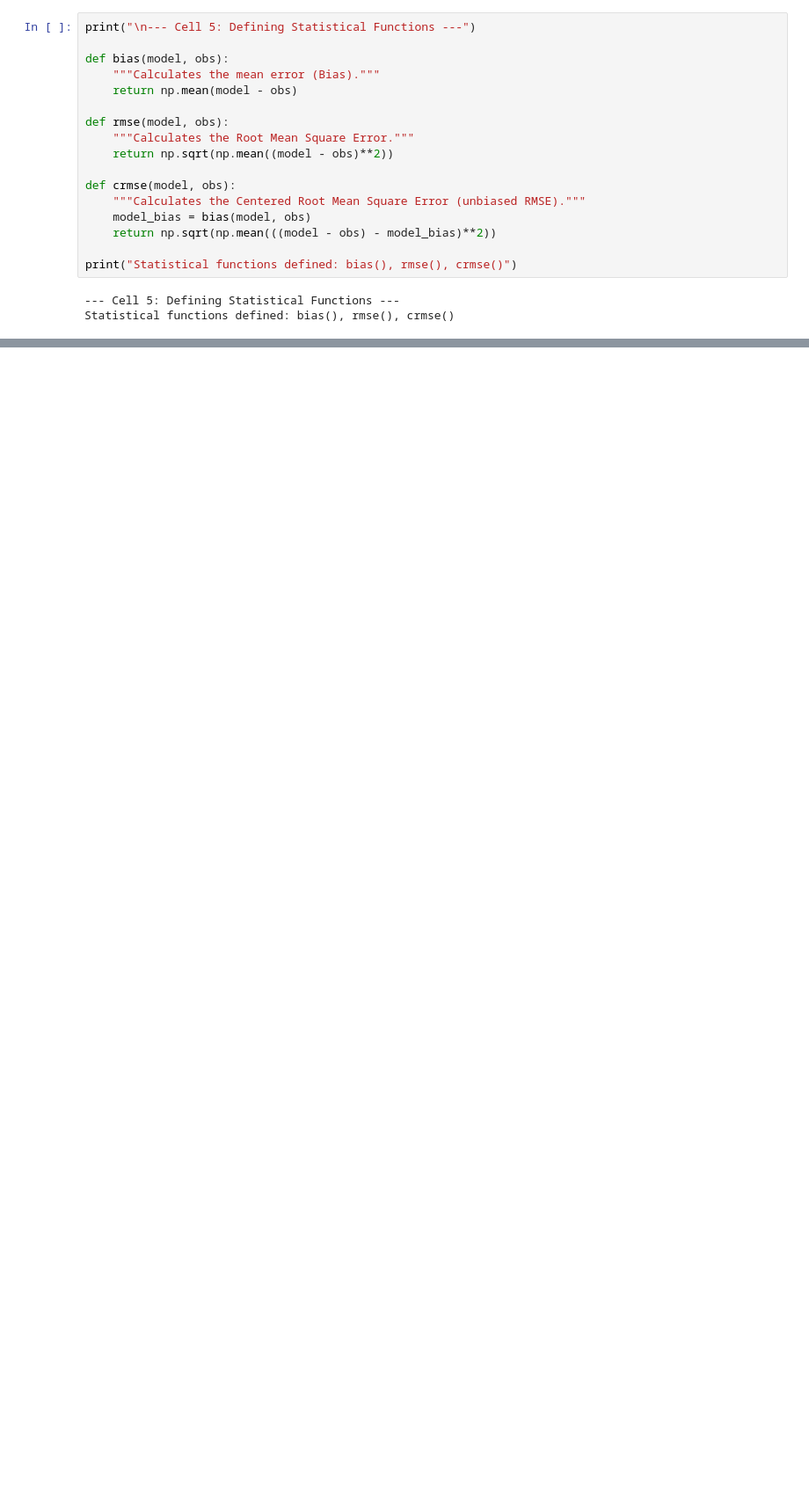
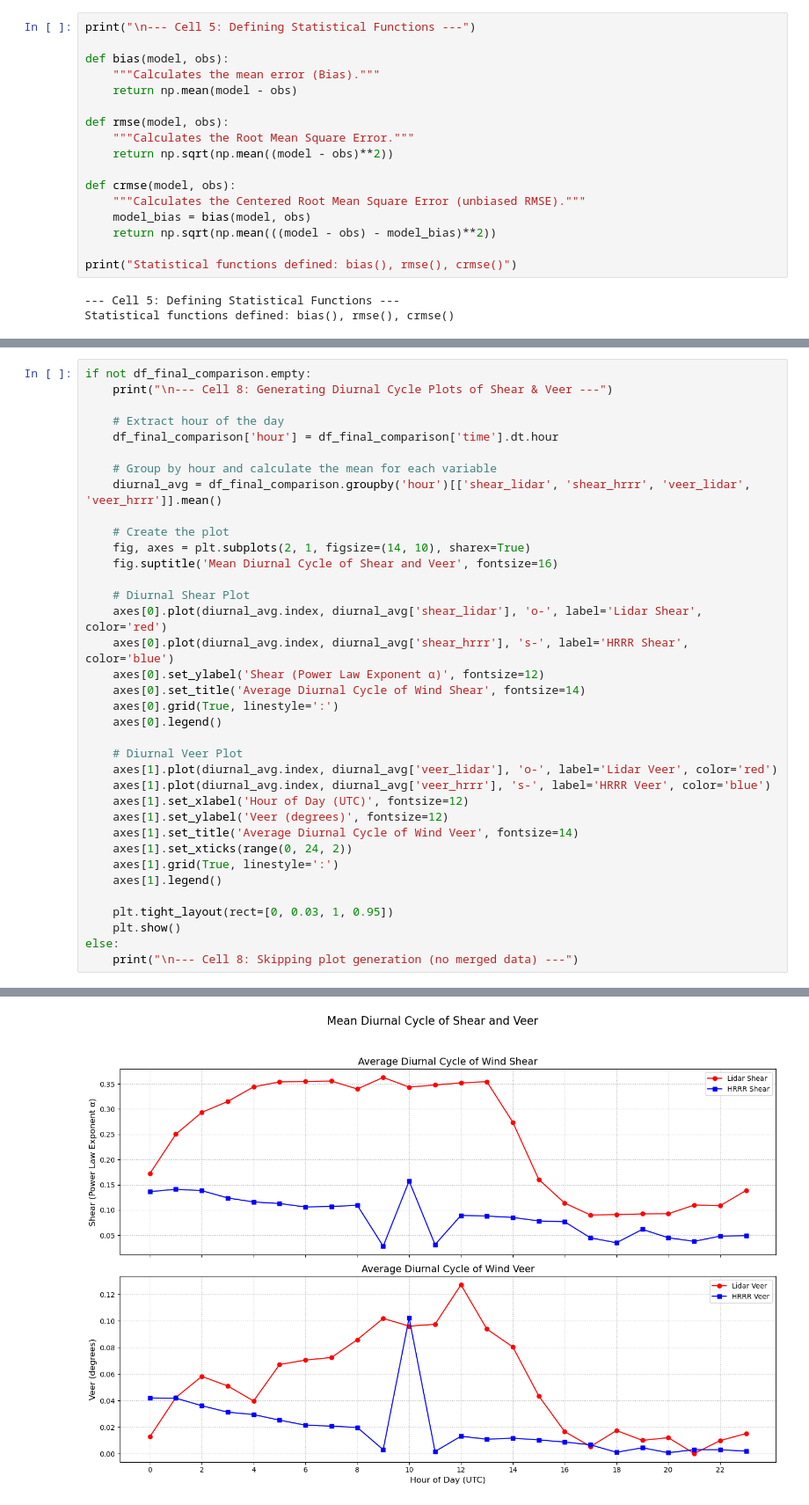
Before and after one commit to mirabelluo/AWAKEN-A1-A2_LiDAR, a Jupyter notebook: model_vs_observed.ipynb, the cells around one changed output, grey strips where cells are left out. Shown at 88% size. Drawn from its saved outputs; the diff is of its cells as text; blank space fills up the shorter version.

```diff
--- a/model_vs_observed.ipynb
+++ b/model_vs_observed.ipynb
@@ -351,0 +617,37 @@ else:
+# %%
+if not df_final_comparison.empty:
+    print("\n--- Cell 8: Generating Diurnal Cycle Plots of Shear & Veer ---")
+
+    # Extract hour of the day
+    df_final_comparison['hour'] = df_final_comparison['time'].dt.hour
+
+    # Group by hour and calculate the mean for each variable
+    diurnal_avg = df_final_comparison.groupby('hour')[['shear_lidar', 'shear_hrrr', 'veer_lidar', 'veer_hrrr']].mean()
+
+    # Create the plot
+    fig, axes = plt.subplots(2, 1, figsize=(14, 10), sharex=True)
+    fig.suptitle('Mean Diurnal Cycle of Shear and Veer', fontsize=16)
+
+    # Diurnal Shear Plot
+    axes[0].plot(diurnal_avg.index, diurnal_avg['shear_lidar'], 'o-', label='Lidar Shear', color='red')
+    axes[0].plot(diurnal_avg.index, diurnal_avg['shear_hrrr'], 's-', label='HRRR Shear', color='blue')
+    axes[0].set_ylabel('Shear (Power Law Exponent α)', fontsize=12)
+    axes[0].set_title('Average Diurnal Cycle of Wind Shear', fontsize=14)
+    axes[0].grid(True, linestyle=':')
+    axes[0].legend()
+
+    # Diurnal Veer Plot
+    axes[1].plot(diurnal_avg.index, diurnal_avg['veer_lidar'], 'o-', label='Lidar Veer', color='red')
+    axes[1].plot(diurnal_avg.index, diurnal_avg['veer_hrrr'], 's-', label='HRRR Veer', color='blue')
+    axes[1].set_xlabel('Hour of Day (UTC)', fontsize=12)
+    axes[1].set_ylabel('Veer (degrees)', fontsize=12)
+    axes[1].set_title('Average Diurnal Cycle of Wind Veer', fontsize=14)
+    axes[1].set_xticks(range(0, 24, 2))
+    axes[1].grid(True, linestyle=':')
+    axes[1].legend()
+
+    plt.tight_layout(rect=[0, 0.03, 1, 0.95])
+    plt.show()
+else:
+    print("\n--- Cell 8: Skipping plot generation (no merged data) ---")
+# %% [output]
@@ -351,0 +655 @@ else:
+[figure, added]
```
Also changed, not shown: parts of 15 cells of this notebook, 6 other files.
